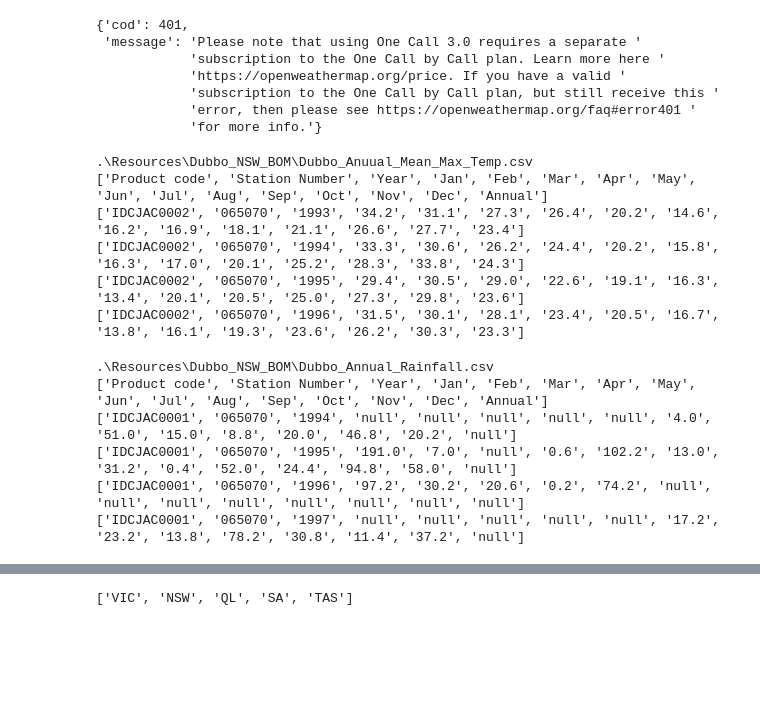
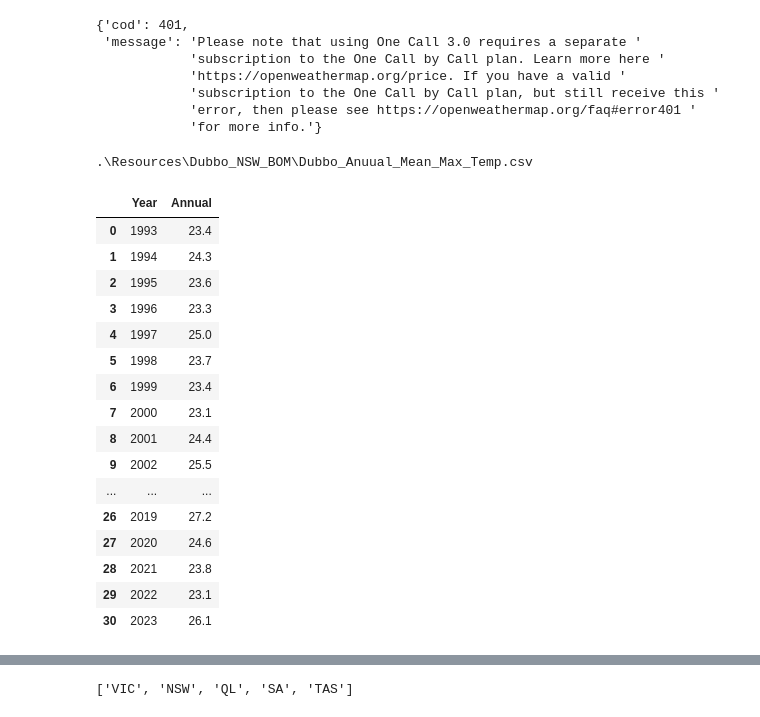
Before and after one commit to B-osborne1/project-one, a Jupyter notebook: project_main_script.ipynb, the cells around one changed output, grey strips where cells are left out. Drawn from its saved outputs; the diff is of its cells as text; code cells hidden in the pictures; blank space fills up the shorter version.

```diff
--- a/project_main_script.ipynb
+++ b/project_main_script.ipynb
@@ -226,49 +226,47 @@ pprint(response)
 # %%
 #Dubbo Temp
 
 csvpath = os.path.join('.','Resources', 'Dubbo_NSW_BOM', 'Dubbo_Anuual_Mean_Max_Temp.csv')
-
+df = pd.read_csv(csvpath)
 print(csvpath)
 
 
 # Open the CSV file and read the first 5 rows
-with open(csvpath, 'r', newline='') as file:
-    reader = csv.reader(file)
+#with open(csvpath, 'r', newline='') as file:
+    #reader = csv.reader(file)
 
     # Use a loop to iterate over the first 5 rows
-    for i, row in enumerate(reader):
-        if i < 5:
-            print(row)
-        else:
-            break
+    #for i, row in enumerate(reader):
+        #if i < 5:
+            #print(row)
+        #else:
+            #break
+
+# import pandas as pd
+# Specify the columns you want to read
+df = df[['Year','Annual']]
+
+# Read only the specified columns from the CSV file
+#df = pd.read_csv('Dubbo_Anuual_Mean_Max_Temp.csv', usecols=columns_to_read)
+
+# Display the DataFrame
+df
 # %% [output]
 .\Resources\Dubbo_NSW_BOM\Dubbo_Anuual_Mean_Max_Temp.csv
-['Product code', 'Station Number', 'Year', 'Jan', 'Feb', 'Mar', 'Apr', 'May', 'Jun', 'Jul', 'Aug', 'Sep', 'Oct', 'Nov', 'Dec', 'Annual']
-['IDCJAC0002', '065070', '1993', '34.2', '31.1', '27.3', '26.4', '20.2', '14.6', '16.2', '16.9', '18.1', '21.1', '26.6', '27.7', '23.4']
-['IDCJAC0002', '065070', '1994', '33.3', '30.6', '26.2', '24.4', '20.2', '15.8', '16.3', '17.0', '20.1', '25.2', '28.3', '33.8', '24.3']
-['IDCJAC0002', '065070', '1995', '29.4', '30.5', '29.0', '22.6', '19.1', '16.3', '13.4', '20.1', '20.5', '25.0', '27.3', '29.8', '23.6']
-['IDCJAC0002', '065070', '1996', '31.5', '30.1', '28.1', '23.4', '20.5', '16.7', '13.8', '16.1', '19.3', '23.6', '26.2', '30.3', '23.3']
+|  | Year | Annual |
+| 0 | 1993 | 23.4 |
+| 1 | 1994 | 24.3 |
+| 2 | 1995 | 23.6 |
+| 3 | 1996 | 23.3 |
+| 4 | 1997 | 25.0 |
+| 5 | 1998 | 23.7 |
+| 6 | 1999 | 23.4 |
+| 7 | 2000 | 23.1 |
+| 8 | 2001 | 24.4 |
+| 9 | 2002 | 25.5 |
+| ... | ... | ... |
+| 26 | 2019 | 27.2 |
+| 27 | 2020 | 24.6 |
+| 28 | 2021 | 23.8 |
+| 29 | 2022 | 23.1 |
+| 30 | 2023 | 26.1 |
-# %%
-#Dubbo Rain
-csvpath = os.path.join('.','Resources', 'Dubbo_NSW_BOM', 'Dubbo_Annual_Rainfall.csv')
-
-print(csvpath)
-
-
-# Open the CSV file and read the first 5 rows
-with open(csvpath, 'r', newline='') as file:
-    reader = csv.reader(file)
-
-    # Use a loop to iterate over the first 5 rows
-    for i, row in enumerate(reader):
-        if i < 5:
-            print(row)
-        else:
-            break
-# %% [output]
-.\Resources\Dubbo_NSW_BOM\Dubbo_Annual_Rainfall.csv
-['Product code', 'Station Number', 'Year', 'Jan', 'Feb', 'Mar', 'Apr', 'May', 'Jun', 'Jul', 'Aug', 'Sep', 'Oct', 'Nov', 'Dec', 'Annual']
-['IDCJAC0001', '065070', '1994', 'null', 'null', 'null', 'null', 'null', '4.0', '51.0', '15.0', '8.8', '20.0', '46.8', '20.2', 'null']
-['IDCJAC0001', '065070', '1995', '191.0', '7.0', 'null', '0.6', '102.2', '13.0', '31.2', '0.4', '52.0', '24.4', '94.8', '58.0', 'null']
-['IDCJAC0001', '065070', '1996', '97.2', '30.2', '20.6', '0.2', '74.2', 'null', 'null', 'null', 'null', 'null', 'null', 'null', 'null']
-['IDCJAC0001', '065070', '1997', 'null', 'null', 'null', 'null', 'null', '17.2', '23.2', '13.8', '78.2', '30.8', '11.4', '37.2', 'null']
```
Also changed, not shown: parts of 17 cells of this notebook.
